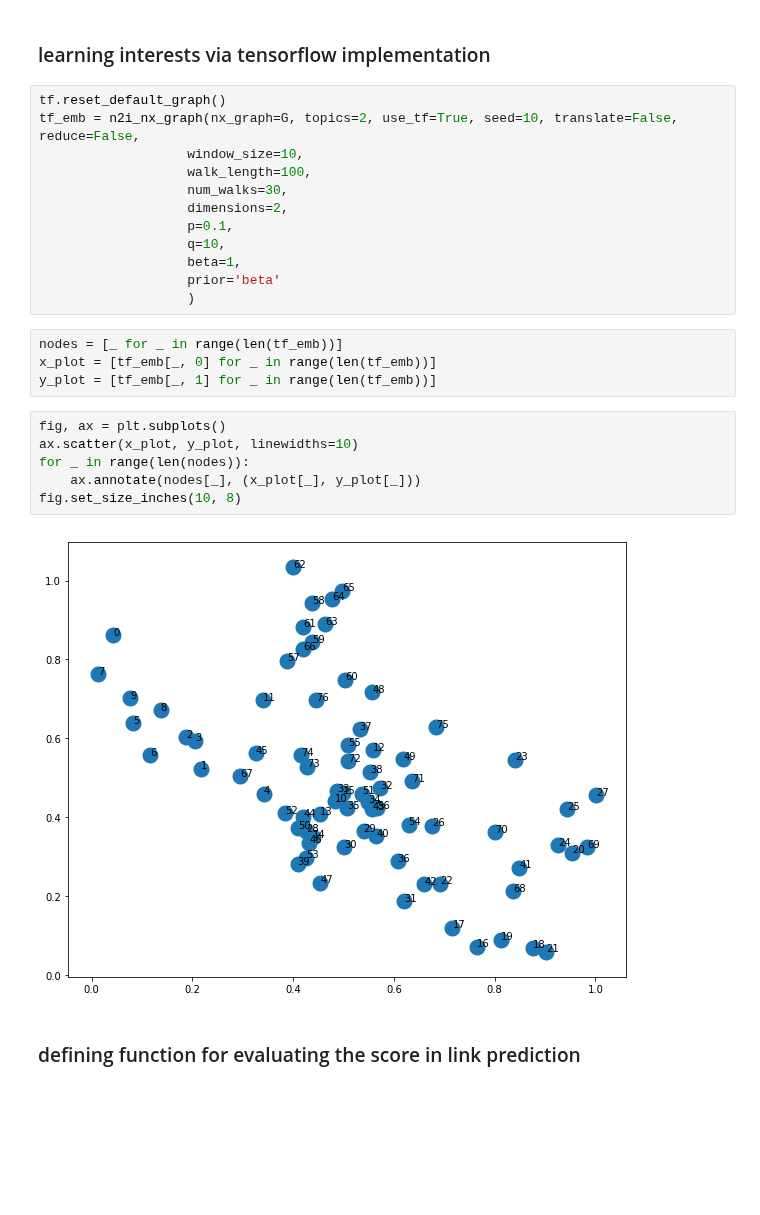
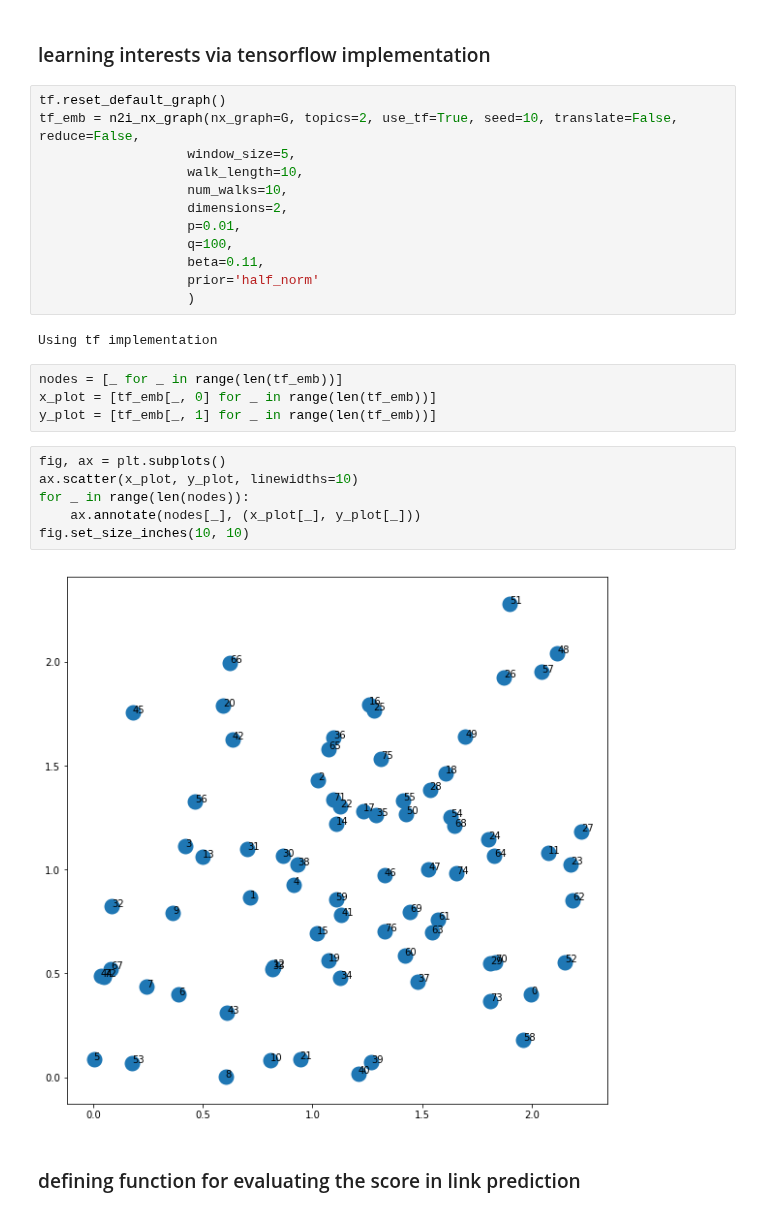
Before and after one commit to FedericoCinus/WoMG, a Jupyter notebook: node2interests/Interests_methods_comparison.ipynb, the cells around one changed output. Saved outputs shown, nothing was run; the diff lists cells and outputs as text; blank space fills up the shorter version.

Commit message:
new implementation for interests generation

```diff
--- a/node2interests/Interests_methods_comparison.ipynb
+++ b/node2interests/Interests_methods_comparison.ipynb
@@ -45,15 +43,17 @@ plt.show()
 # %%
 tf.reset_default_graph()
 tf_emb = n2i_nx_graph(nx_graph=G, topics=2, use_tf=True, seed=10, translate=False, reduce=False,
-                   window_size=10,
-                   walk_length=100,
-                   num_walks=30,
+                   window_size=5,
+                   walk_length=10,
+                   num_walks=10,
                    dimensions=2,
-                   p=0.1,
-                   q=10,
-                   beta=1,
-                   prior='beta'
+                   p=0.01,
+                   q=100,
+                   beta=0.11,
+                   prior='half_norm'
                    )
+# %% [output]
+Using tf implementation
 # %%
 nodes = [_ for _ in range(len(tf_emb))]
 x_plot = [tf_emb[_, 0] for _ in range(len(tf_emb))]
@@ -61,11 +61,11 @@ y_plot = [tf_emb[_, 1] for _ in range(len(tf_emb))]
 # %%
 fig, ax = plt.subplots()
 ax.scatter(x_plot, y_plot, linewidths=10)
 for _ in range(len(nodes)):
     ax.annotate(nodes[_], (x_plot[_], y_plot[_]))
-fig.set_size_inches(10, 8)
+fig.set_size_inches(10, 10)
 # %% [output]
-[figure, old version]
+[figure, new version]
 # %% [markdown]
 ### defining function for evaluating the score in link prediction
 # %%
```
Also changed, not shown: parts of 12 cells of this notebook, 4 other files.
